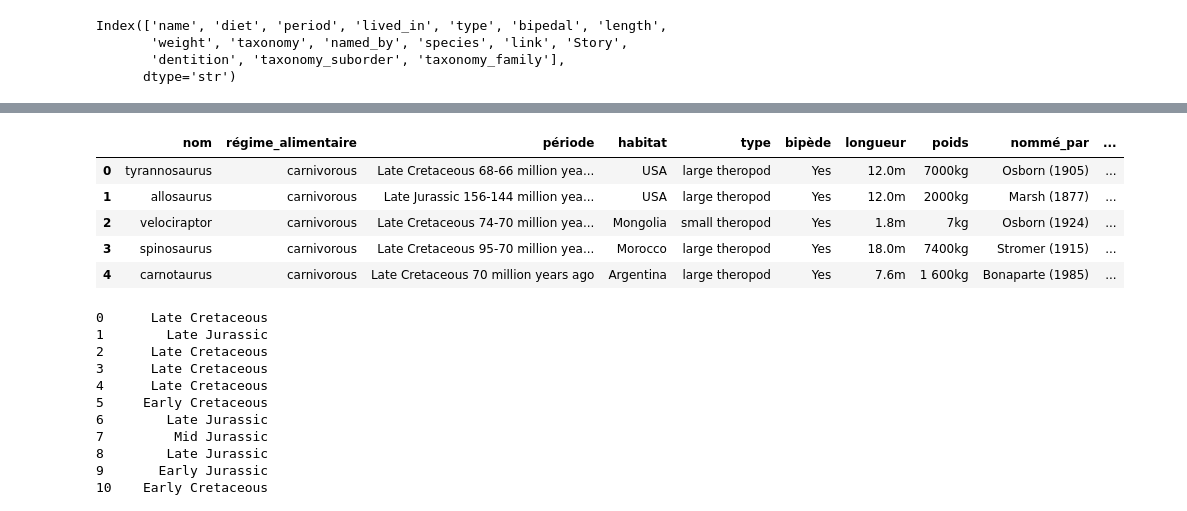
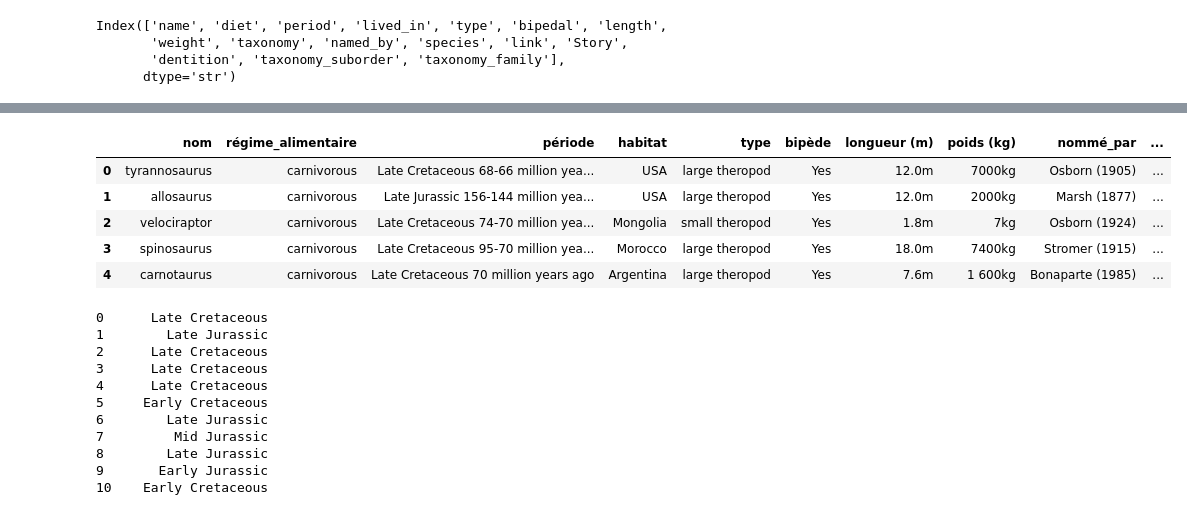
Before and after one commit to eglantine-vialaneix/aitools, a Jupyter notebook: app/backend/features_translation.ipynb, the cells around one changed output, grey strips where cells are left out. Drawn from its saved outputs; the diff is of its cells as text; code cells hidden in the pictures.

```diff
--- a/app/backend/features_translation.ipynb
+++ b/app/backend/features_translation.ipynb
@@ -56,25 +56,25 @@ clean_en_df
 # %%
 # Translating column names
 
 clean_fr_df = clean_en_df.copy()
 column_translation = {
     "name": "nom",
     "diet": "régime_alimentaire",
     "period": "période",
     "lived_in": "habitat",
     "type": "type",
     "bipedal": "bipède",
-    "length": "longueur",
-    "weight": "poids",
+    "length": "longueur (m)",
+    "weight": "poids (kg)",
     "named_by": "nommé_par",
     "species": "espèce",
     "taxonomy_suborder": "sous-ordre_taxonomique",
     "taxonomy_family": "famille_taxonomique"
 }
 clean_fr_df = clean_fr_df.rename(columns=column_translation)
 clean_fr_df.head()
 # %% [output]
-|  | nom | régime_alimentaire | période | habitat | type | bipède | longueur | poids | nommé_par | ... |
+|  | nom | régime_alimentaire | période | habitat | type | bipède | longueur (m) | poids (kg) | nommé_par | ... |
 | 0 | tyrannosaurus | carnivorous | Late Cretaceous 68-66 million yea... | USA | large theropod | Yes | 12.0m | 7000kg | Osborn (1905) | ... |
 | 1 | allosaurus | carnivorous | Late Jurassic 156-144 million yea... | USA | large theropod | Yes | 12.0m | 2000kg | Marsh (1877) | ... |
 | 2 | velociraptor | carnivorous | Late Cretaceous 74-70 million yea... | Mongolia | small theropod | Yes | 1.8m | 7kg | Osborn (1924) | ... |
```
Also changed, not shown: parts of 8 cells of this notebook, 2 other files.
